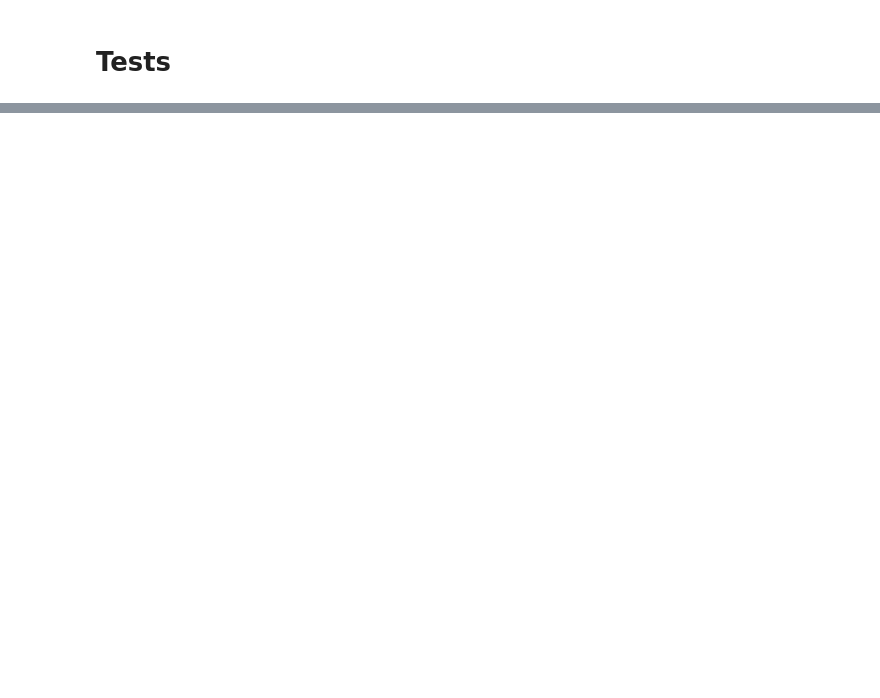
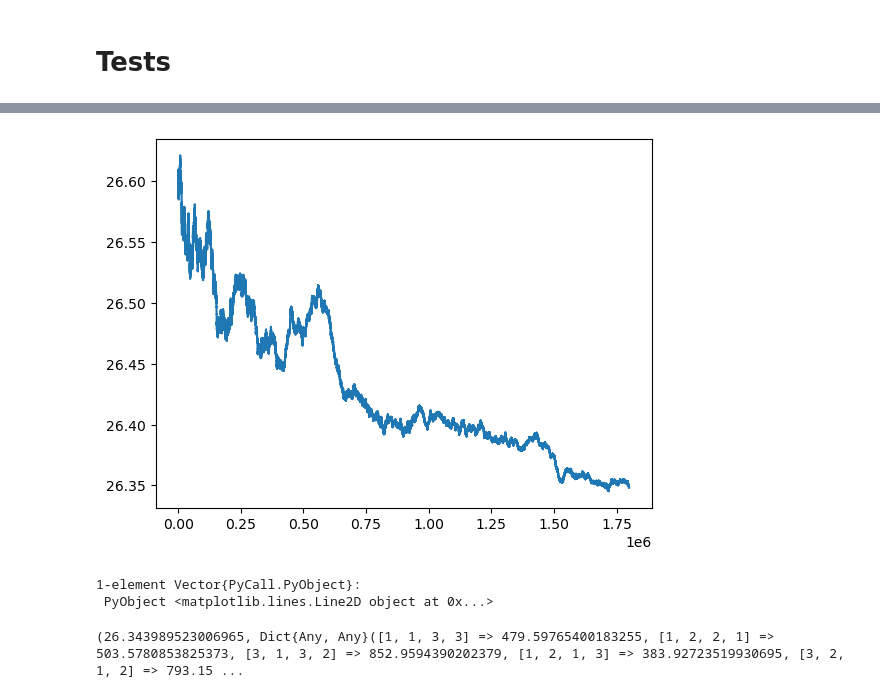
Before and after one commit to fairleyl/PhD-Code, a Jupyter notebook: AVI-Suite-SMART.ipynb, the cells around one changed output, grey strips where cells are left out. Cells and saved outputs as stored; diff of their text form; code cells hidden in the pictures; blank space fills up the shorter version.

```diff
--- a/AVI-Suite-SMART.ipynb
+++ b/AVI-Suite-SMART.ipynb
@@ -4115,0 +4271,4 @@ Table Complete
+# %%
+evalNMax = 2000000
+gs = gEvaluationTab(N,alpha_d, alpha_r, beta, tau, c0, c1, r, evalNMax, resultTab[1], 26.34; printProgress = true, modCounter = 100000)
+gs[1]
@@ -4115,0 +4294,11 @@ Table Complete
+# %%
+PyPlot.plot(gs[2][200000:evalNMax])
+# %% [output]
+[figure, added]
+1-element Vector{PyCall.PyObject}:
+ PyObject <matplotlib.lines.Line2D object at 0x...>
+# %%
+epsilon = 0.00001
+exactResult = rvi(N, alpha_d, alpha_r, beta, tau, c0, c1, r, epsilon; nMax = 0, delScale = N, printProgress = false, modCounter = 100)
+# %% [output]
+(26.343989523006965, Dict{Any, Any}([1, 1, 3, 3] => 479.59765400183255, [1, 2, 2, 1] => 503.5780853825373, [3, 1, 3, 2] => 852.9594390202379, [1, 2, 1, 3] => 383.92723519930695, [3, 2, 1, 2] => 793.15 ...
```
Also changed, not shown: parts of 16 cells of this notebook.
